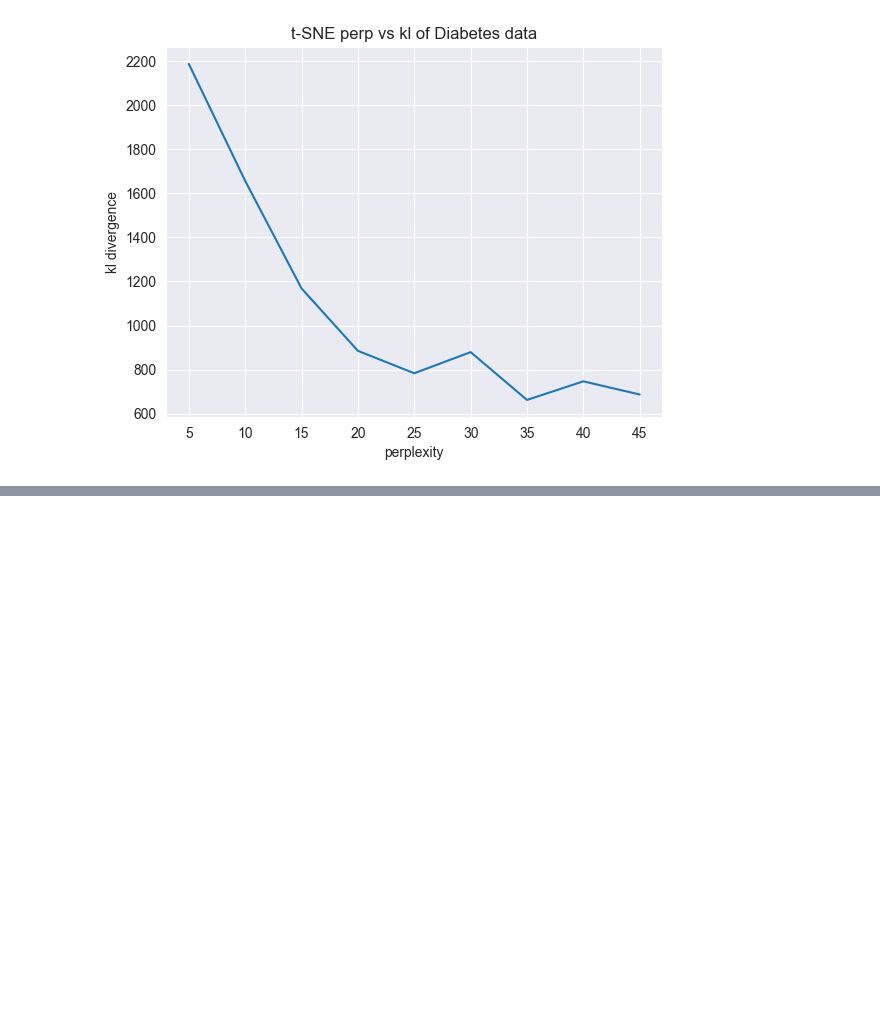
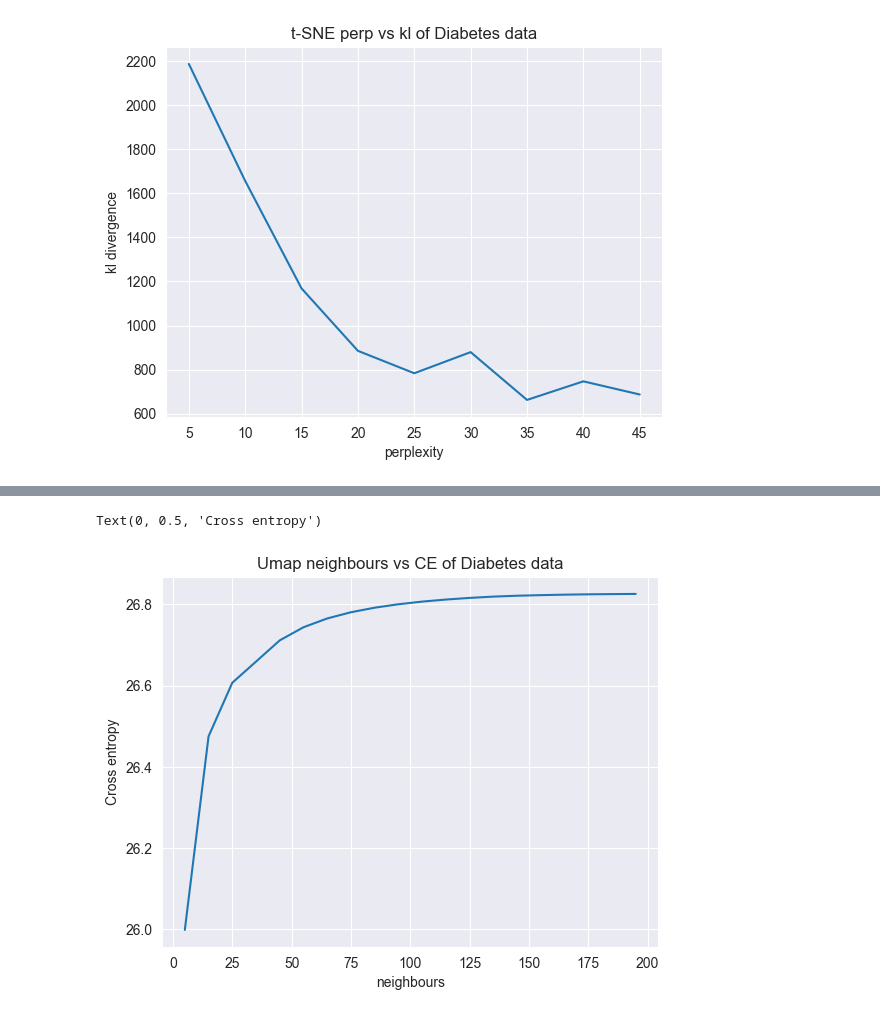
Before and after one commit to shin-fued/umap_vs_tsne, a Jupyter notebook: umap.ipynb, the cells around one changed output, grey strips where cells are left out. Drawn from its saved outputs; the diff is of its cells as text; code cells hidden in the pictures; blank space fills up the shorter version.

```diff
--- a/umap.ipynb
+++ b/umap.ipynb
@@ -19,11 +3,3 @@ import numpy as np
 import pandas as pd
 import matplotlib.pyplot as plt
 from sklearn.metrics.pairwise import euclidean_distances
-# %%
-expr = pd.read_csv("diabetes.csv")
-diabetic = expr[expr['Outcome'] == 1]
-diabetic =diabetic.drop(['Outcome'], axis=1)
-diabetic_x = diabetic.values[:, 0:(diabetic.shape[1] - 1)]
-diabetic_x = np.log(diabetic_x + 1)
-n = diabetic_x.shape[0]
-print("\nThis data set contains " + str(n) + " samples")
@@ -88,0 +57,14 @@ Text(0, 0.5, 'kl divergence')
+# %%
+neighbours = [i for i in range(5, 200, 10)]
+CEs = []
+for n in neighbours:
+    x_low = umap.fit(X, n, 0.1, 2, 200)
+    CEs.append(umap.get_CE())
+# %%
+plt.plot(neighbours, CEs)
+plt.title("Umap neighbours vs CE of Diabetes data")
+plt.xlabel("neighbours")
+plt.ylabel("Cross entropy")
+# %% [output]
+Text(0, 0.5, 'Cross entropy')
+[figure, added]
```
Also changed, not shown: parts of 12 cells of this notebook, 5 other files.
